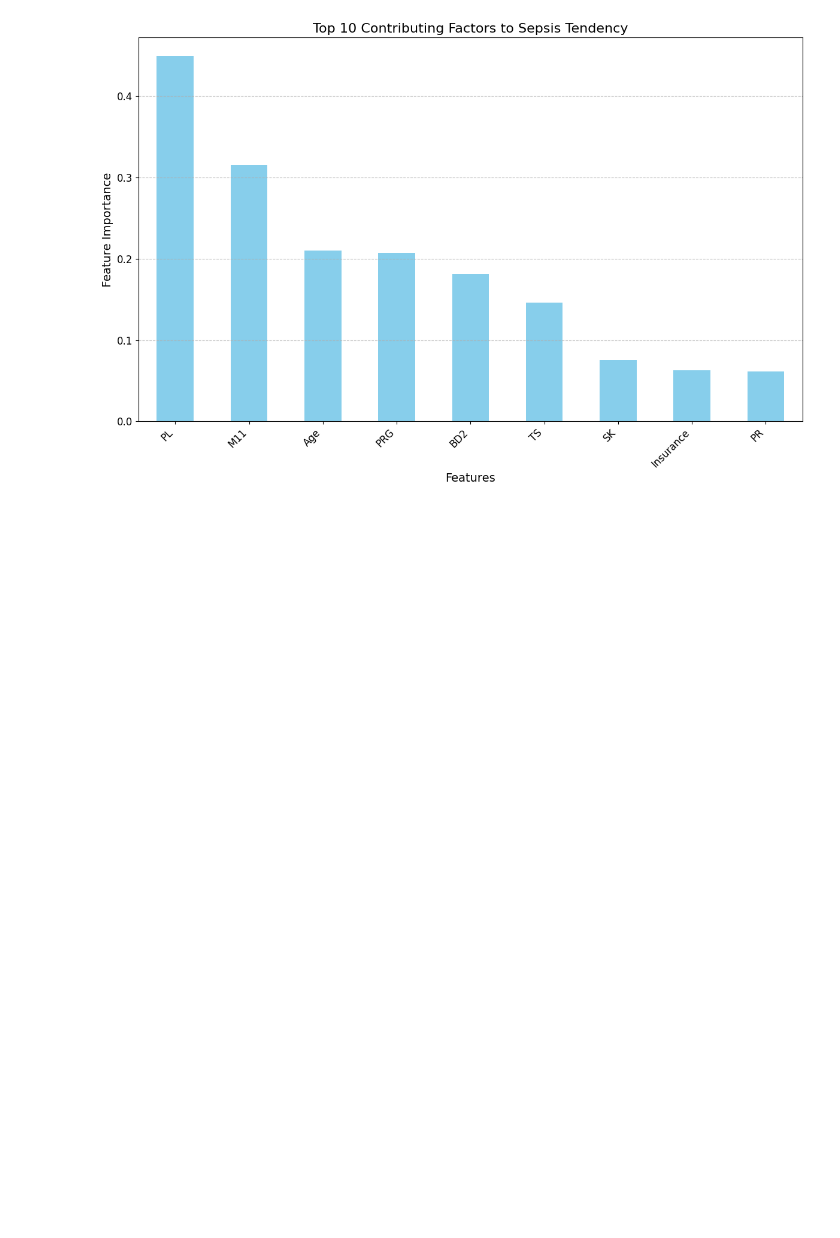
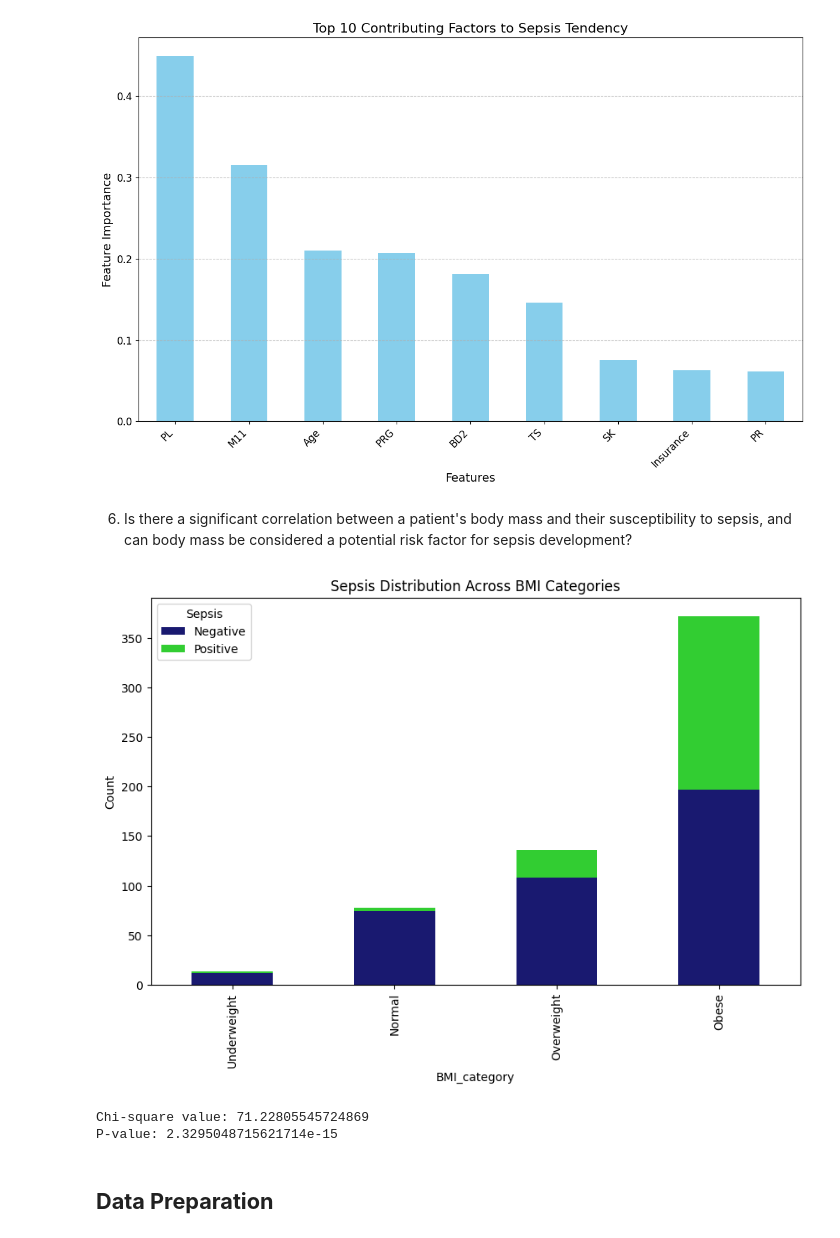
Before and after one commit to Samidirbsa/Career_Accelerator_P5-ML_API, a Jupyter notebook: Notebook.ipynb, the cells around one changed output. Drawn from its saved outputs; the diff is of its cells as text; code cells hidden in the pictures; blank space fills up the shorter version.

```diff
--- a/Notebook.ipynb
+++ b/Notebook.ipynb
@@ -715,3 +711,29 @@ plt.show()
 [figure]
 Prevalence of Sepsis: 34.72%
 [figure]
+# %% [markdown]
+6. Is there a significant correlation between a patient's body mass and their susceptibility to sepsis, and can body mass be considered a potential risk factor for sepsis development?
+# %%
+from scipy.stats import chi2_contingency
+# Create a contingency table for BMI categories and sepsis status
+contingency_table = pd.crosstab(df_Paitients_Files_Train['BMI_category'], df_Paitients_Files_Train['Sepssis'])
+
+# Plot stacked bar chart
+contingency_table.plot(kind='bar', stacked=True, color=['midnightblue', 'limegreen'], figsize=(10, 6))
+plt.title('Sepsis Distribution Across BMI Categories')
+plt.xlabel('BMI_category')
+plt.ylabel('Count')
+plt.legend(title='Sepsis')
+plt.show()
+
+# Calculate chi-square value and p-value
+chi2, p_value, _, _ = chi2_contingency(contingency_table)
+
+print(f"Chi-square value: {chi2}")
+print(f"P-value: {p_value}")
+# %% [output]
+[figure, added]
+Chi-square value: 71.22805545724869
+P-value: 2.3295048715621714e-15
+# %% [markdown]
+## **Data Preparation**
```
Also changed, not shown: parts of 3 cells of this notebook.
